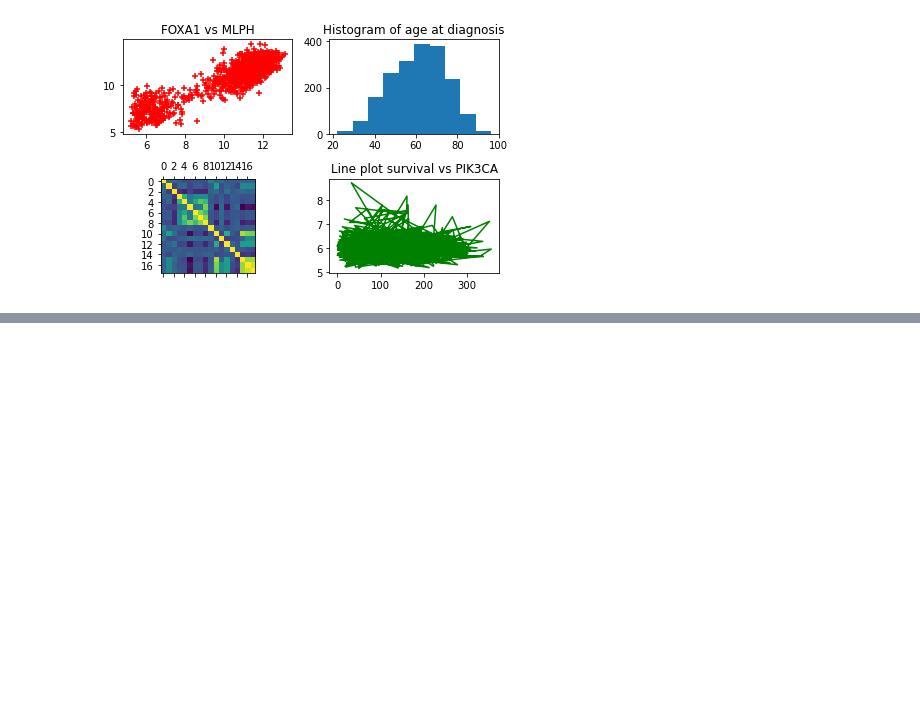
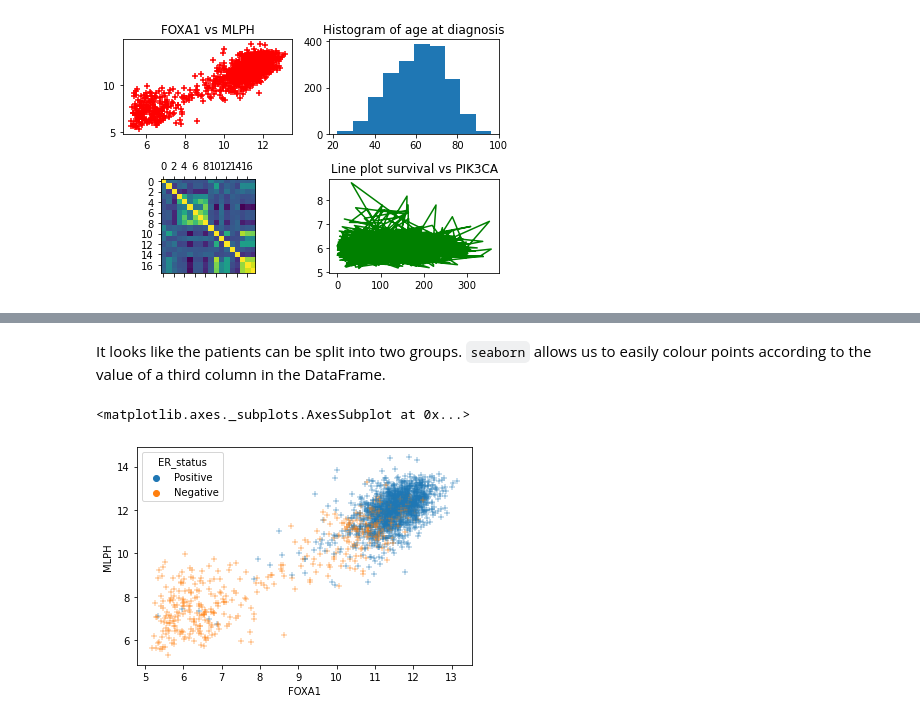
Before and after one commit to jharrymoore/intermediate_python, a Jupyter notebook: completed_notebooks/week3_solution.ipynb, the cells around one changed output, grey strips where cells are left out. Saved outputs shown, nothing was run; the diff lists cells and outputs as text; code cells hidden in the pictures; blank space fills up the shorter version.

```diff
--- a/completed_notebooks/week3_solution.ipynb
+++ b/completed_notebooks/week3_solution.ipynb
@@ -129,0 +162,12 @@ Let's see how `seaborn` can be used as a wrapper around matplotlib to extend the
+# %% [markdown]
+It looks like the patients can be split into two groups. `seaborn` allows us to easily colour points according to the value of a third column in the DataFrame.
+# %%
+sns.scatterplot(data=metabric, x='FOXA1', y='MLPH', hue='ER_status', marker='+')
+
+# ER-positive: Breast cancers that have estrogen receptors are called ER-positive (or ER+) cancers.
+# PR-positive: Breast cancers with progesterone receptors are called PR-positive (or PR+) cancers.
+
+# For our dataset you get the same plot for colouring according to ER-positive and PR-positive
+# %% [output]
+<matplotlib.axes._subplots.AxesSubplot at 0x...>
+[figure, added]
```
Also changed, not shown: parts of 20 cells of this notebook, 1 other file.
